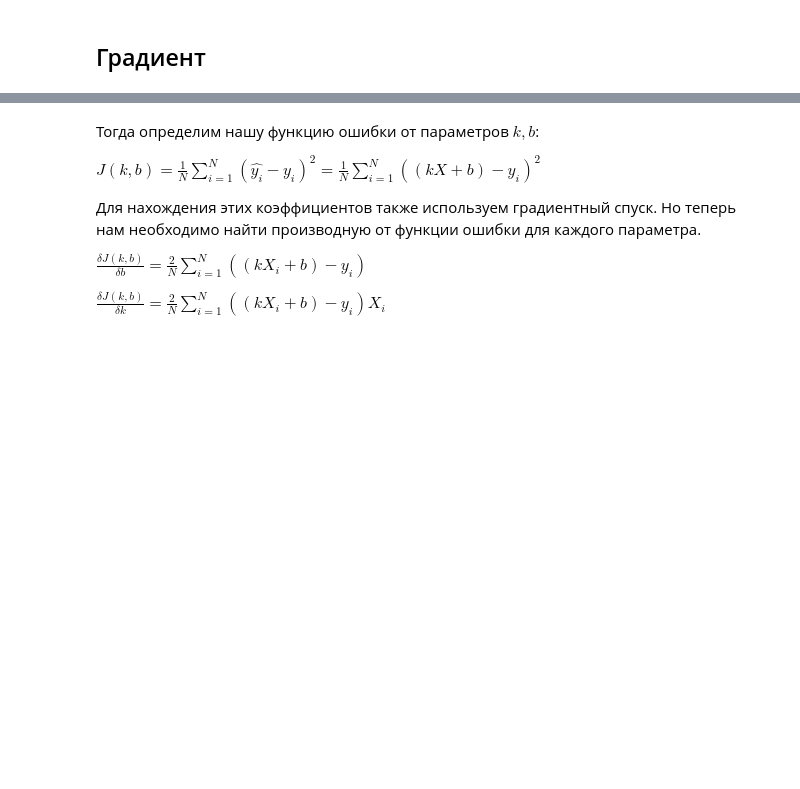
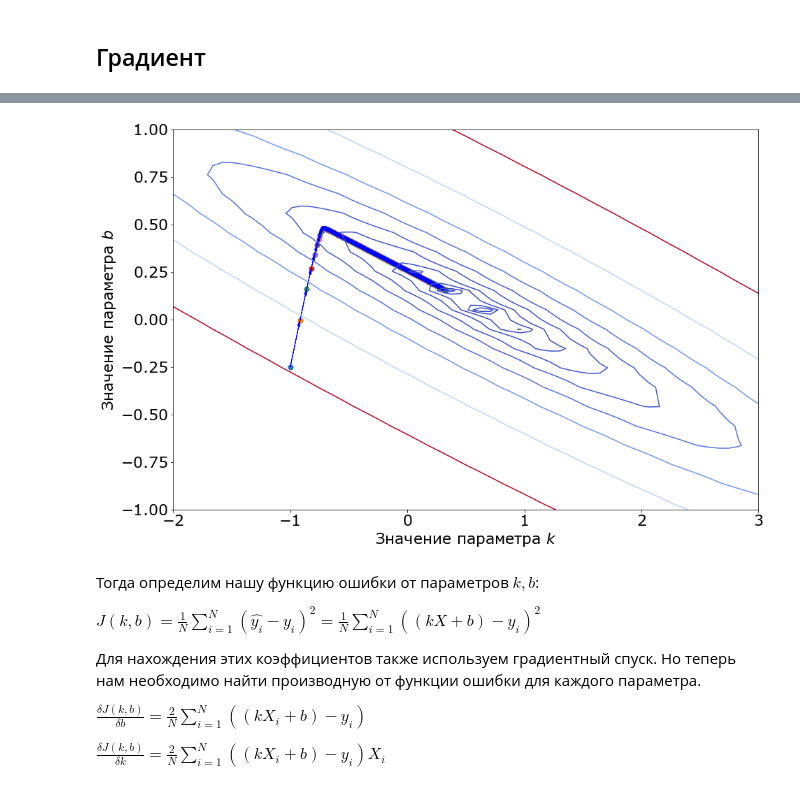
Before and after one commit to mts-machines-learn/ml-course-dec2019, a Jupyter notebook: 4. Линейная регрессия l/Regression_1.ipynb, the cells around one changed output, grey strips where cells are left out. Saved outputs shown, nothing was run; the diff lists cells and outputs as text; code cells hidden in the pictures; blank space fills up the shorter version.

```diff
--- a/4. Линейная регрессия l/Regression_1.ipynb
+++ b/4. Линейная регрессия l/Regression_1.ipynb
@@ -462,7 +612,7 @@ def gradient_descent(k_init, X, y, alpha, iters):
         k = k - (alpha * gradient_function(k, X, y))
     return k
 
-k_init = 170000
-alpha = 0.0001
-iters = 10
+k_init = 1.0
+alpha = 1
+iters = 100
 gradient_descent(k_init, X, y, alpha, iters)
@@ -546,0 +841,77 @@ $grad = \frac{\delta \phi(x, y)}{\delta x} \cdot \overleftarrow{i} + \frac{\delt
+# %%
+def gradient_function(k, b, X, y):
+    N = X.shape[0]
+    tmp = ( (k * X + b) - y ) *X
+    #print(tmp)
+    grad_b = 2*np.sum( ((k * X + b) - y)) / N
+    grad_k = 2*np.sum( ((k * X + b) - y) * X) / N
+    return np.array([grad_k, grad_b])
+# %%
+def plot_linear_loss_in_3d_up(X, y):
+
+    plt.figure(figsize=(15, 10))
+
+    k = -1
+    b = -.25
+    alpha = 0.15
+    grad = alpha*gradient_function(k, b, X, y)
+    print(grad)
+    ks = [k]
+    bs = [b]
+    gradients = [grad]
+    for i in range(500):
+        k -= grad[0]
+        b -= grad[1]
+        grad = alpha*gradient_function(k, b, X, y)
+        gradients.append(grad)
+        ks.append(k)
+        bs.append(b)
+
+
+    for k, b, g in zip(ks, bs, gradients[:-1]):
+        plt.scatter(k, b, s=50)
+        #plt.arrow(k, b, g[0], 0, head_length=0.05, head_width=0.025)
+        #plt.arrow(k, b, 0, g[1], head_length=0.05, head_width=0.025)
+        #plt.arrow(k, b, g[0], g[1], head_length=0.05, color='r', head_width=0.025)
+        plt.arrow(k, b, -g[0], -g[1], color='b', length_includes_head=True, head_width=0.021)
+
+    plt.scatter(ks[-1], bs[-1], s=50)
+
+    # Make data.
+
+    k_min = -2
+    k_max = 3
+
+    b_min = -3
+    b_max = 3
+
+    ks = np.linspace(k_min, k_max, 60)
+    bs = np.linspace(b_min, b_max, 60)
+    ks, bs = np.meshgrid(ks, bs)
+
+    Z = np.zeros_like(ks)
+    for i in range(len(ks)):
+        for j in range(len(bs)):
+            Z[i, j] = linearn_loss_function(ks[i, j], bs[i, j], X, y)
+
+
+
+
+
+    plt.xlabel('Значение параметра $k$')
+    plt.ylabel('Значение параметра $b$')
+
+    lines = np.unique(np.round(Z.ravel(), 3))
+    lines.sort()
+    print(len(lines))
+    ind = np.array([2**i for i in range(10)])
+    plt.contour(ks, bs, Z, lines[ind], cmap=cm.coolwarm)  # нарисовать указанные линии уровня
+
+    plt.xlim([-2, 3])
+    plt.ylim([-1, 1])
+    plt.show()
+
+
+
+plot_linear_loss_in_3d_up(X, y)
+# %% [output]
@@ -547,3 +920,4 @@ $grad = \frac{\delta \phi(x, y)}{\delta x} \cdot \overleftarrow{i} + \frac{\delt
+[figure, added]
 # %% [markdown]
 Тогда определим нашу функцию ошибки от параметров $k, b$:
 
```
Also changed, not shown: parts of 79 cells of this notebook, 1 other file.
